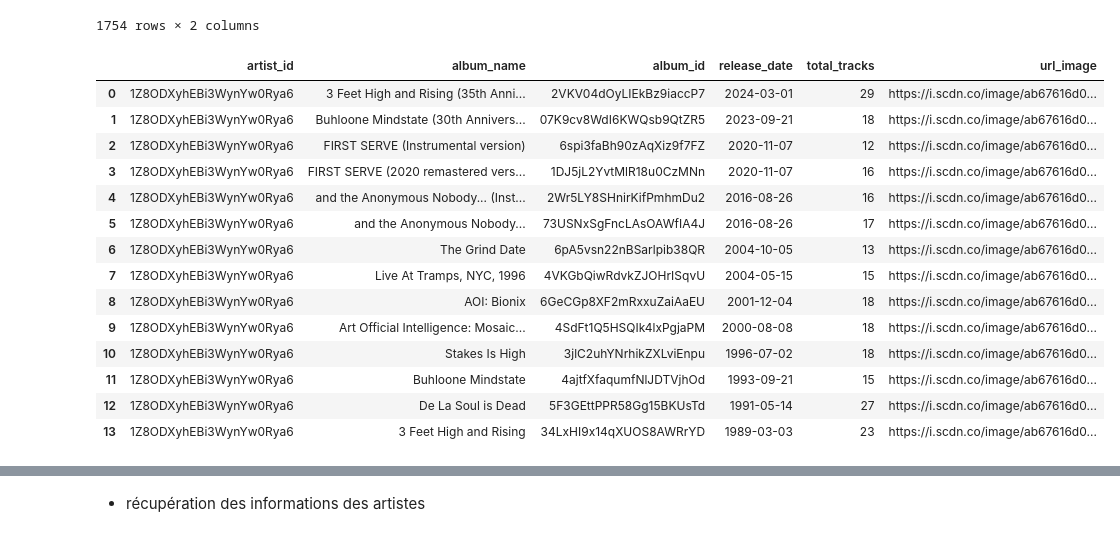
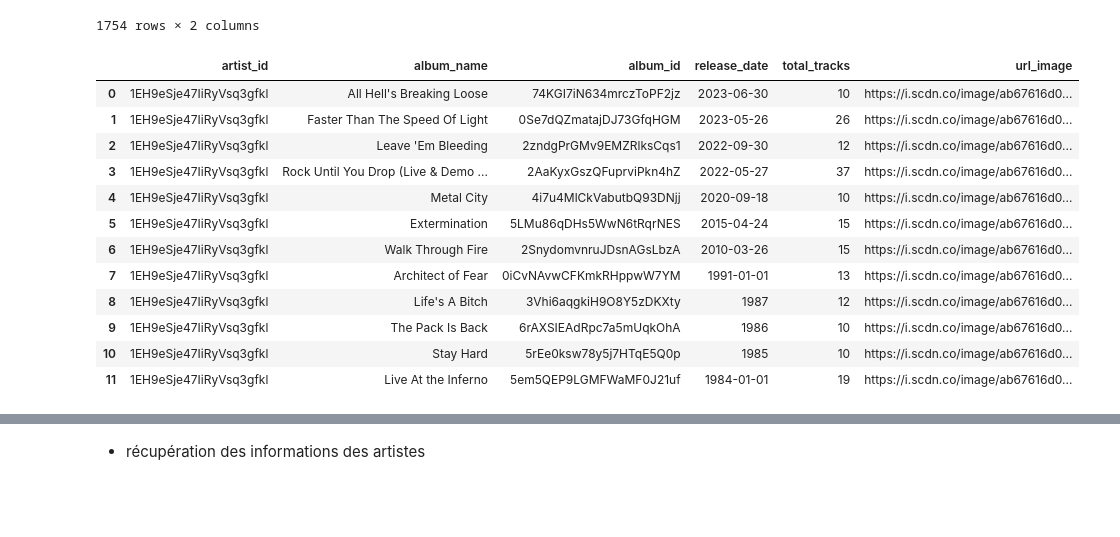
Before and after one commit to Yann-ML/PROJET_3_WCS, a Jupyter notebook: API_SPOTIFY/spotify_api.ipynb, the cells around one changed output, grey strips where cells are left out. Saved outputs shown, nothing was run; the diff lists cells and outputs as text; code cells hidden in the pictures; blank space fills up the shorter version.

Commit message:
dernière mise à jour liste albums

```diff
--- a/API_SPOTIFY/spotify_api.ipynb
+++ b/API_SPOTIFY/spotify_api.ipynb
@@ -162,21 +160,19 @@ def search_album_artist(artist_id):
     return df_list_album2
 # %%
 # le test fonctionne bien pour un artiste
-test = search_album_artist('1Z8ODXyhEBi3WynYw0Rya6')
+test = search_album_artist('1EH9eSje47IiRyVsq3gfkl')
 test
 # %% [output]
 |  | artist_id | album_name | album_id | release_date | total_tracks | url_image |
-| 0 | 1Z8ODXyhEBi3WynYw0Rya6 | 3 Feet High and Rising (35th Anni... | 2VKV04dOyLIEkBz9iaccP7 | 2024-03-01 | 29 | https://i.scdn.co/image/ab67616d0... |
-| 1 | 1Z8ODXyhEBi3WynYw0Rya6 | Buhloone Mindstate (30th Annivers... | 07K9cv8WdI6KWQsb9QtZR5 | 2023-09-21 | 18 | https://i.scdn.co/image/ab67616d0... |
-| 2 | 1Z8ODXyhEBi3WynYw0Rya6 | FIRST SERVE (Instrumental version) | 6spi3faBh90zAqXiz9f7FZ | 2020-11-07 | 12 | https://i.scdn.co/image/ab67616d0... |
-| 3 | 1Z8ODXyhEBi3WynYw0Rya6 | FIRST SERVE (2020 remastered vers... | 1DJ5jL2YvtMlR18u0CzMNn | 2020-11-07 | 16 | https://i.scdn.co/image/ab67616d0... |
-| 4 | 1Z8ODXyhEBi3WynYw0Rya6 | and the Anonymous Nobody... (Inst... | 2Wr5LY8SHnirKifPmhmDu2 | 2016-08-26 | 16 | https://i.scdn.co/image/ab67616d0... |
-| 5 | 1Z8ODXyhEBi3WynYw0Rya6 | and the Anonymous Nobody... | 73USNxSgFncLAsOAWfIA4J | 2016-08-26 | 17 | https://i.scdn.co/image/ab67616d0... |
-| 6 | 1Z8ODXyhEBi3WynYw0Rya6 | The Grind Date | 6pA5vsn22nBSarlpib38QR | 2004-10-05 | 13 | https://i.scdn.co/image/ab67616d0... |
-| 7 | 1Z8ODXyhEBi3WynYw0Rya6 | Live At Tramps, NYC, 1996 | 4VKGbQiwRdvkZJOHrISqvU | 2004-05-15 | 15 | https://i.scdn.co/image/ab67616d0... |
-| 8 | 1Z8ODXyhEBi3WynYw0Rya6 | AOI: Bionix | 6GeCGp8XF2mRxxuZaiAaEU | 2001-12-04 | 18 | https://i.scdn.co/image/ab67616d0... |
-| 9 | 1Z8ODXyhEBi3WynYw0Rya6 | Art Official Intelligence: Mosaic... | 4SdFt1Q5HSQIk4lxPgjaPM | 2000-08-08 | 18 | https://i.scdn.co/image/ab67616d0... |
-| 10 | 1Z8ODXyhEBi3WynYw0Rya6 | Stakes Is High | 3jlC2uhYNrhikZXLviEnpu | 1996-07-02 | 18 | https://i.scdn.co/image/ab67616d0... |
-| 11 | 1Z8ODXyhEBi3WynYw0Rya6 | Buhloone Mindstate | 4ajtfXfaqumfNlJDTVjhOd | 1993-09-21 | 15 | https://i.scdn.co/image/ab67616d0... |
-| 12 | 1Z8ODXyhEBi3WynYw0Rya6 | De La Soul is Dead | 5F3GEttPPR58Gg15BKUsTd | 1991-05-14 | 27 | https://i.scdn.co/image/ab67616d0... |
-| 13 | 1Z8ODXyhEBi3WynYw0Rya6 | 3 Feet High and Rising | 34LxHI9x14qXUOS8AWRrYD | 1989-03-03 | 23 | https://i.scdn.co/image/ab67616d0... |
+| 0 | 1EH9eSje47IiRyVsq3gfkl | All Hell's Breaking Loose | 74KGI7iN634mrczToPF2jz | 2023-06-30 | 10 | https://i.scdn.co/image/ab67616d0... |
+| 1 | 1EH9eSje47IiRyVsq3gfkl | Faster Than The Speed Of Light | 0Se7dQZmatajDJ73GfqHGM | 2023-05-26 | 26 | https://i.scdn.co/image/ab67616d0... |
+| 2 | 1EH9eSje47IiRyVsq3gfkl | Leave 'Em Bleeding | 2zndgPrGMv9EMZRlksCqs1 | 2022-09-30 | 12 | https://i.scdn.co/image/ab67616d0... |
+| 3 | 1EH9eSje47IiRyVsq3gfkl | Rock Until You Drop (Live & Demo ... | 2AaKyxGszQFuprviPkn4hZ | 2022-05-27 | 37 | https://i.scdn.co/image/ab67616d0... |
+| 4 | 1EH9eSje47IiRyVsq3gfkl | Metal City | 4i7u4MlCkVabutbQ93DNjj | 2020-09-18 | 10 | https://i.scdn.co/image/ab67616d0... |
+| 5 | 1EH9eSje47IiRyVsq3gfkl | Extermination | 5LMu86qDHs5WwN6tRqrNES | 2015-04-24 | 15 | https://i.scdn.co/image/ab67616d0... |
+| 6 | 1EH9eSje47IiRyVsq3gfkl | Walk Through Fire | 2SnydomvnruJDsnAGsLbzA | 2010-03-26 | 15 | https://i.scdn.co/image/ab67616d0... |
+| 7 | 1EH9eSje47IiRyVsq3gfkl | Architect of Fear | 0iCvNAvwCFKmkRHppwW7YM | 1991-01-01 | 13 | https://i.scdn.co/image/ab67616d0... |
+| 8 | 1EH9eSje47IiRyVsq3gfkl | Life's A Bitch | 3Vhi6aqgkiH9O8Y5zDKXty | 1987 | 12 | https://i.scdn.co/image/ab67616d0... |
+| 9 | 1EH9eSje47IiRyVsq3gfkl | The Pack Is Back | 6rAXSIEAdRpc7a5mUqkOhA | 1986 | 10 | https://i.scdn.co/image/ab67616d0... |
+| 10 | 1EH9eSje47IiRyVsq3gfkl | Stay Hard | 5rEe0ksw78y5j7HTqE5Q0p | 1985 | 10 | https://i.scdn.co/image/ab67616d0... |
+| 11 | 1EH9eSje47IiRyVsq3gfkl | Live At the Inferno | 5em5QEP9LGMFWaMF0J21uf | 1984-01-01 | 19 | https://i.scdn.co/image/ab67616d0... |
```
Also changed, not shown: parts of 6 cells of this notebook, 2 other files.
